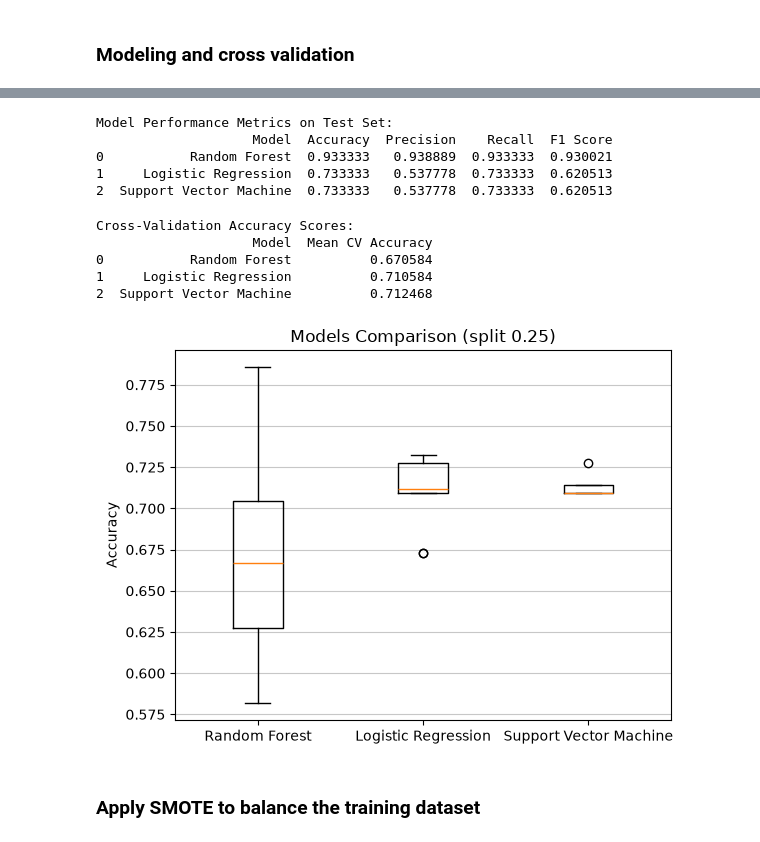
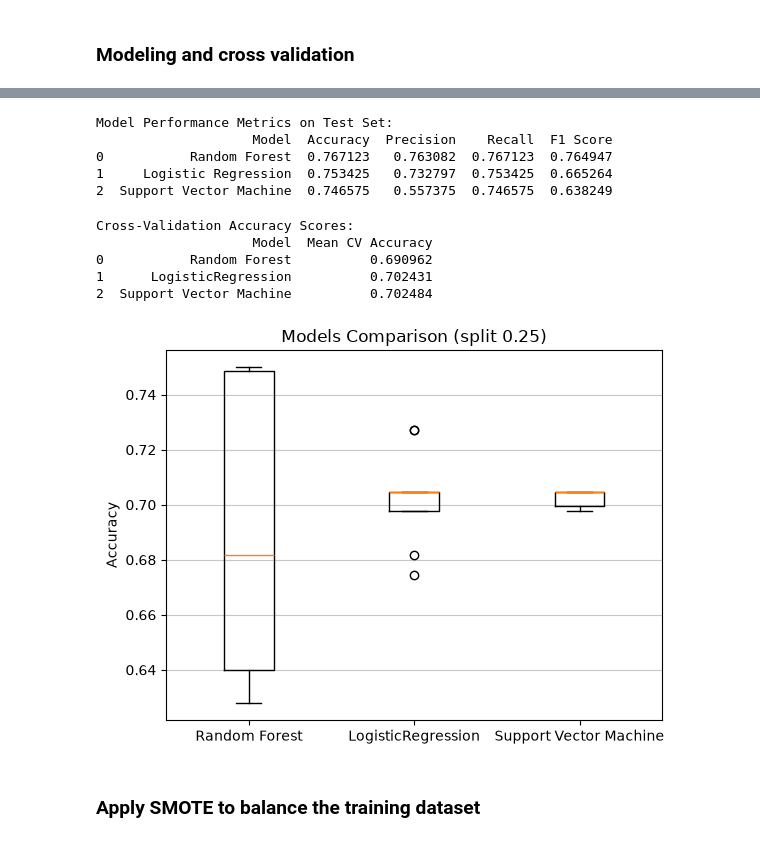
Before and after one commit to 2026627-bit/Machine-Learning, a Jupyter notebook: CA1/2026627_CA1_MACHINE LEARNING.ipynb, the cells around one changed output, grey strips where cells are left out. Cells and saved outputs as stored; diff of their text form; code cells hidden in the pictures.

```diff
--- a/CA1/2026627_CA1_MACHINE LEARNING.ipynb
+++ b/CA1/2026627_CA1_MACHINE LEARNING.ipynb
@@ -252,7 +253,7 @@ X= data.drop(columns=["Target"])
 y=data["Target"]
 
 #Split the dataset into training and testing sets
-X_train, X_test, y_train, y_test = train_test_split(X, y, test_size = 0.05, random_state = 42)
+X_train, X_test, y_train, y_test = train_test_split(X, y, test_size = 0.25, random_state = 42)
 # %%
 #estandarizando los datoa
 scaler=MinMaxScaler()
@@ -285,47 +286,54 @@ print(results_data)
 # %% [output]
 Model Performance Metrics on Test Set:
                     Model  Accuracy  Precision    Recall  F1 Score
-0           Random Forest  0.933333   0.938889  0.933333  0.930021
-1     Logistic Regression  0.733333   0.537778  0.733333  0.620513
-2  Support Vector Machine  0.733333   0.537778  0.733333  0.620513
+0           Random Forest  0.767123   0.763082  0.767123  0.764947
+1     Logistic Regression  0.753425   0.732797  0.753425  0.665264
+2  Support Vector Machine  0.746575   0.557375  0.746575  0.638249
 # %%
 #Applying cross validation
-from sklearn.model_selection import StratifiedKFold, cross_val_score
-
+from sklearn.model_selection import StratifiedKFold
+from sklearn.pipeline import make_pipeline
 
 skf= StratifiedKFold(n_splits=10, random_state=42, shuffle=True)
 
+cv_classifiers = {
+    "Random Forest": RandomForestClassifier(n_estimators=100, random_state=42),
+    "LogisticRegression": make_pipeline(MinMaxScaler(), LogisticRegression(max_iter=1000, random_state=42)),
+    "Support Vector Machine": make_pipeline(MinMaxScaler(), SVC(kernel='linear', random_state=42))}
+
 cv_results=[]
-for name, classifier in classifiers.items():
-    cv_scores=cross_val_score(classifier, X_train, y_train, cv=skf, scoring='accuracy', n_jobs=1)
+
+for name, classifier in cv_classifiers.items():
+    cv_scores=cross_val_score(classifier, X_train, y_train, cv=skf, scoring='accuracy')
+
     cv_results.append([name, cv_scores.mean()])
+    cv_results_data=pd.DataFrame(cv_results, columns=["Model", "Mean CV Accuracy"])
 
-cv_results_data=pd.DataFrame(cv_results, columns=["Model", "Mean CV Accuracy"])
 print ("\nCross-Validation Accuracy Scores:")
 print(cv_results_data)
 # %% [output]
 Cross-Validation Accuracy Scores:
                     Model  Mean CV Accuracy
-0           Random Forest          0.670584
-1     Logistic Regression          0.710584
-2  Support Vector Machine          0.712468
+0           Random Forest          0.690962
+1      LogisticRegression          0.702431
+2  Support Vector Machine          0.702484
 # %%
 all_scores=[]
 model_names=[]
 
-for name, classifier in classifiers.items():
-    cv_scores=cross_val_score(classifier, X_train_scaled, y_train, cv=skf, scoring='accuracy', n_jobs=1)
+for name, classifier in cv_classifiers.items():
+    cv_scores=cross_val_score(classifier, X_train, y_train, cv=skf, scoring='accuracy', n_jobs=1)
     all_scores.append(cv_scores)
     model_names.append(name)
 
 plt.boxplot(all_scores)
 plt.ylabel('Accuracy')
 plt.title('Models Comparison (split 0.25)')
 plt.xticks(ticks=[1,2,3], labels=model_names )
 plt.grid(axis='y',  alpha=0.7)
 plt.show()
 # %% [output]
-[figure, old version]
+[figure, new version]
 # %% [markdown]
 ### Apply SMOTE to balance the training dataset
 # %%
```
Also changed, not shown: parts of 22 cells of this notebook.
